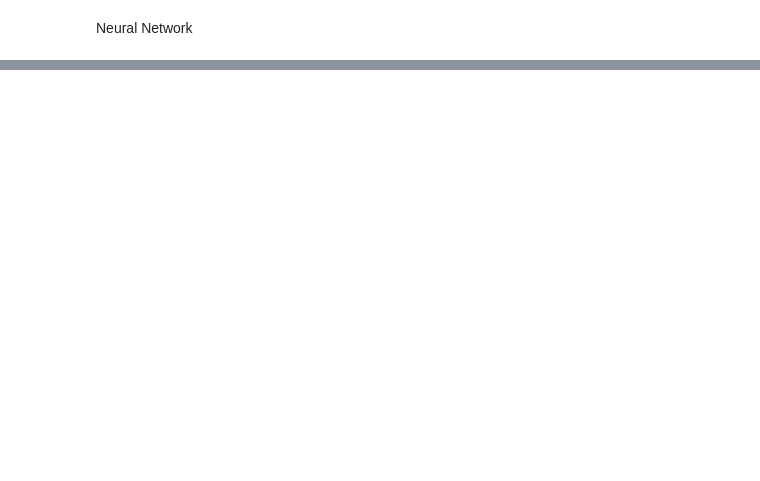
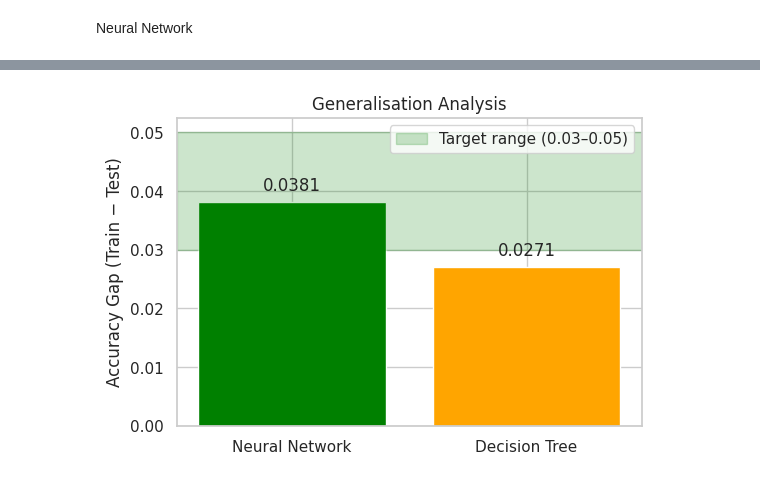
Before and after one commit to Kavindu-20241240/mlcw, a Jupyter notebook: mlcw_iynb.ipynb, the cells around one changed output, grey strips where cells are left out. Saved outputs shown, nothing was run; the diff lists cells and outputs as text; code cells hidden in the pictures; blank space fills up the shorter version.

```diff
--- a/mlcw_iynb.ipynb
+++ b/mlcw_iynb.ipynb
@@ -251,8 +266,3 @@ nn.add(Dropout(0.3))
-# %%
-nn.add(Dense(32, activation='relu'))
-nn.add(Dropout(0.2))
-# %%
-nn.add(Dense(1, activation='sigmoid'))
 # %%
 nn.compile(
     optimizer='adam',
@@ -265,6 +275,7 @@ history = nn.fit(
     validation_split=0.2,
     epochs=25,
     batch_size=32,
+    class_weight=class_weight_dict,
     verbose=1
 )
 # %% [output]
@@ -287,0 +299,2 @@ Epoch 25/25
+# %%
+nn_pred = (nn.predict(X_test) > 0.5).astype(int)
@@ -287,0 +363,36 @@ Epoch 25/25
+# %%
+from sklearn.metrics import accuracy_score
+import matplotlib.pyplot as plt
+
+# Train accuracy
+dt_train_acc = accuracy_score(y_train, dt.predict(X_train))
+nn_train_acc = accuracy_score(
+    y_train,
+    (nn.predict(X_train) > 0.5).astype(int)
+)
+
+# Test accuracy
+dt_test_acc = accuracy_score(y_test, dt_pred)
+nn_test_acc = accuracy_score(y_test, nn_pred)
+
+# Accuracy gaps
+nn_gap = abs(nn_train_acc - nn_test_acc)
+dt_gap = abs(dt_train_acc - dt_test_acc)
+
+gaps = [nn_gap, dt_gap]
+models = ["Neural Network", "Decision Tree"]
+
+plt.figure(figsize=(6,4))
+plt.bar(models, gaps, color=["green", "orange"])
+
+# Target acceptable range
+plt.axhspan(0.03, 0.05, color="green", alpha=0.2, label="Target range (0.03–0.05)")
+
+for i, v in enumerate(gaps):
+    plt.text(i, v + 0.002, f"{v:.4f}", ha="center")
+
+plt.ylabel("Accuracy Gap (Train − Test)")
+plt.title("Generalisation Analysis")
+plt.legend()
+plt.show()
+# %% [output]
@@ -287,0 +400 @@ Epoch 25/25
+[figure, added]
```
Also changed, not shown: parts of 19 cells of this notebook.
